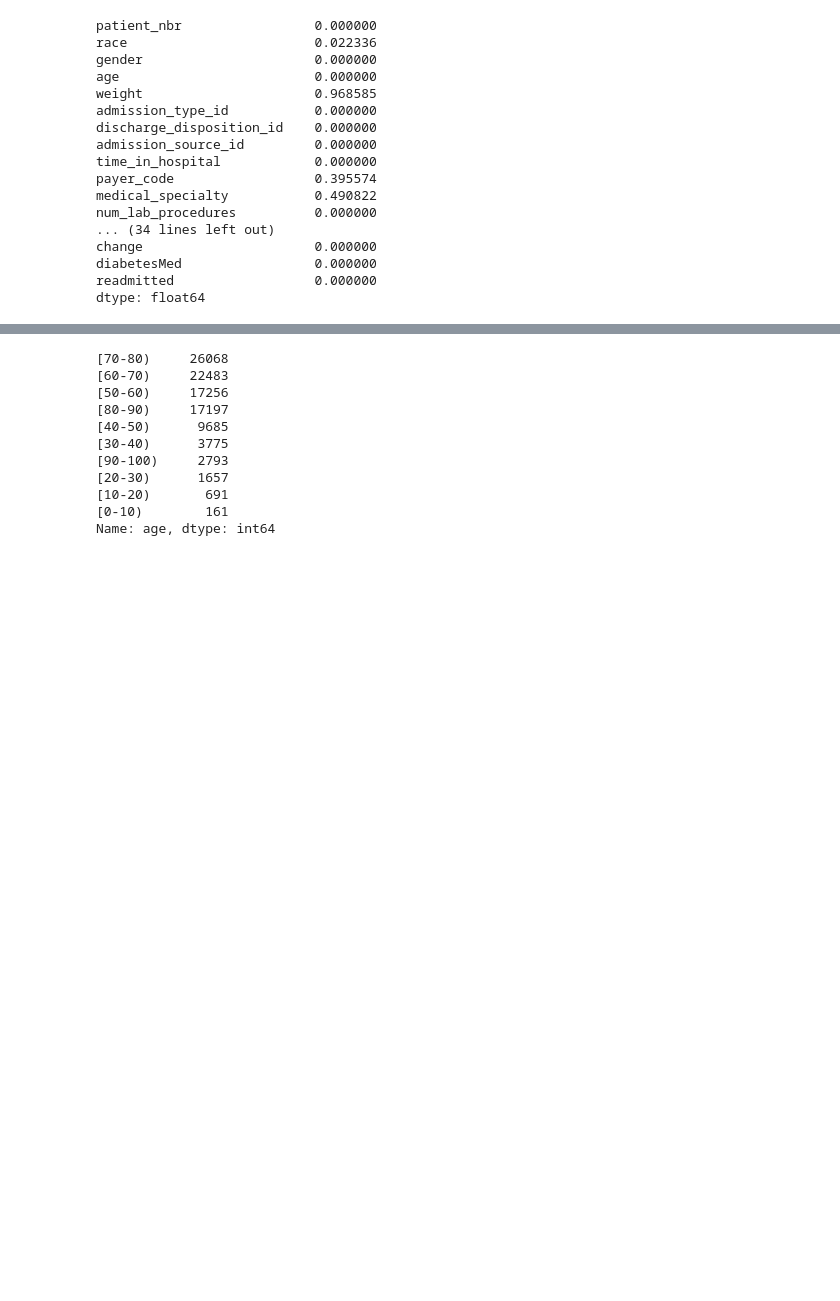
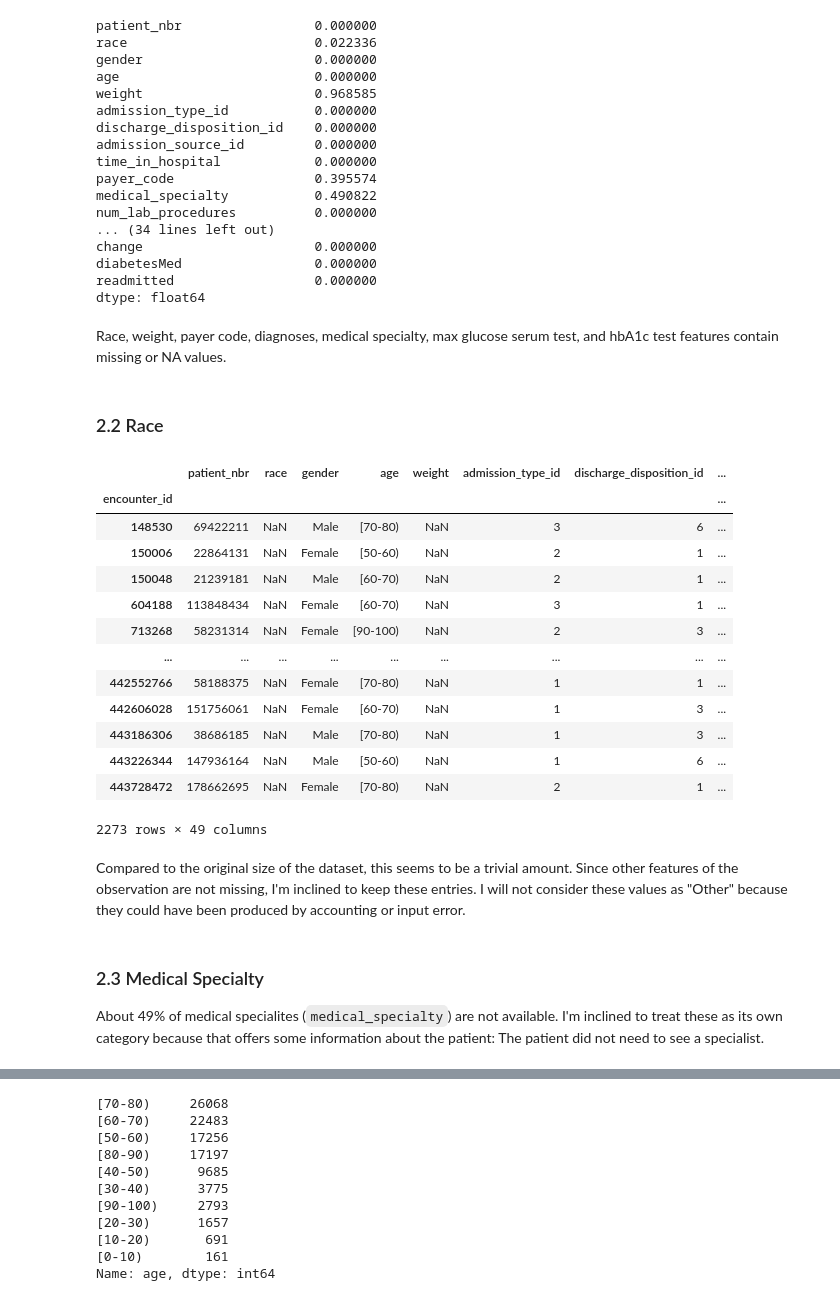
Before and after one commit to uncanny-valley/diabetes-readmission, a Jupyter notebook: notebooks/data_wrangling.ipynb, the cells around one changed output, grey strips where cells are left out. Saved outputs shown, nothing was run; the diff lists cells and outputs as text; code cells hidden in the pictures; blank space fills up the shorter version.

```diff
--- a/notebooks/data_wrangling.ipynb
+++ b/notebooks/data_wrangling.ipynb
@@ -91,3 +139,26 @@ change                      0.000000
 diabetesMed                 0.000000
 readmitted                  0.000000
 dtype: float64
+# %% [markdown]
+Race, weight, payer code, diagnoses, medical specialty, max glucose serum test, and hbA1c test features contain missing or NA values.
+# %% [markdown]
+### 2.2 Race
+# %%
+df[df.race.isna()]
+# %% [output]
+|  | patient_nbr | race | gender | age | weight | admission_type_id | discharge_disposition_id | ... |
+| encounter_id |  |  |  |  |  |  |  | ... |
+| 148530 | 69422211 | NaN | Male | [70-80) | NaN | 3 | 6 | ... |
+| 150006 | 22864131 | NaN | Female | [50-60) | NaN | 2 | 1 | ... |
+| 150048 | 21239181 | NaN | Male | [60-70) | NaN | 2 | 1 | ... |
+| 604188 | 113848434 | NaN | Female | [60-70) | NaN | 3 | 1 | ... |
+| 713268 | 58231314 | NaN | Female | [90-100) | NaN | 2 | 3 | ... |
+| ... | ... | ... | ... | ... | ... | ... | ... | ... |
+| 442552766 | 58188375 | NaN | Female | [70-80) | NaN | 1 | 1 | ... |
+| 442606028 | 151756061 | NaN | Female | [60-70) | NaN | 1 | 3 | ... |
+| 443186306 | 38686185 | NaN | Male | [70-80) | NaN | 1 | 3 | ... |
+| 443226344 | 147936164 | NaN | Male | [50-60) | NaN | 1 | 6 | ... |
+| 443728472 | 178662695 | NaN | Female | [70-80) | NaN | 2 | 1 | ... |
+2273 rows × 49 columns
+# %% [markdown]
+Compared to the original size of the dataset, this seems to be a trivial amount. Since other features of the observation are not missing, I'm inclined to keep these entries. I will not consider these values as "Other" because they could have been produced by accounting or input error.
@@ -93,0 +167,3 @@ dtype: float64
+# %% [markdown]
+### 2.3 Medical Specialty
+About 49% of medical specialites (`medical_specialty`) are not available. I'm inclined to treat these as its own category because that offers some information about the patient: The patient did not need to see a specialist.
```
Also changed, not shown: parts of 61 cells of this notebook, 2 other files.
